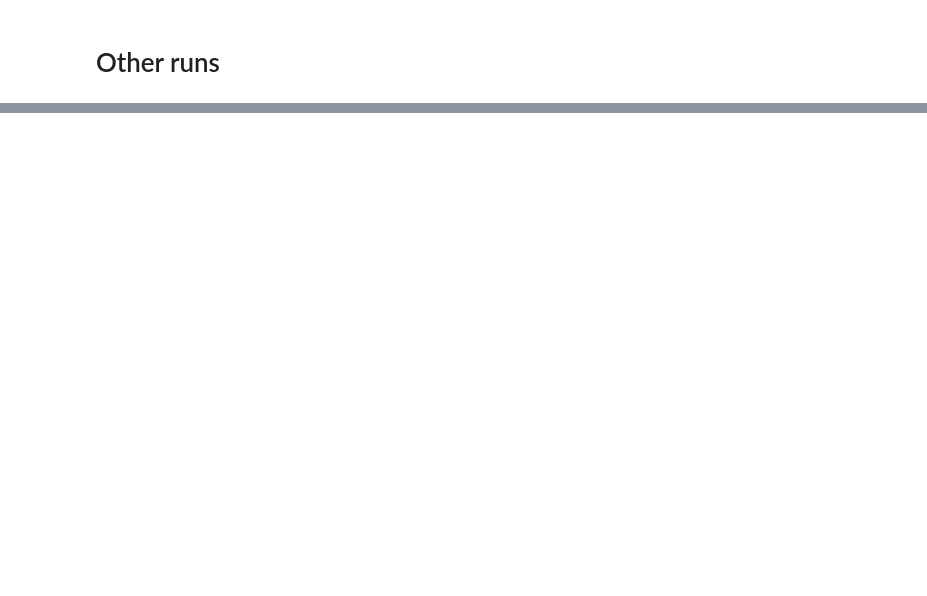
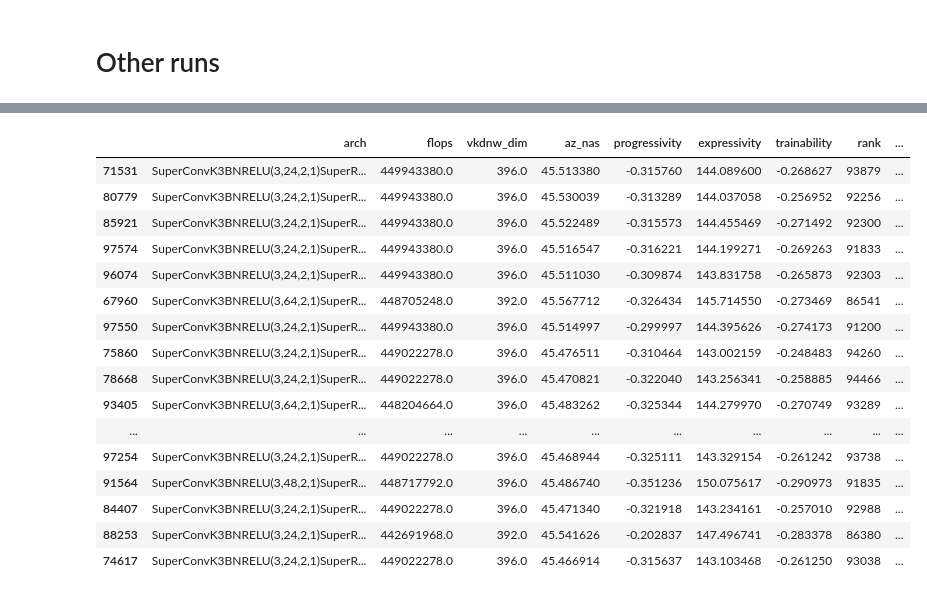
Before and after one commit to ondratybl/VKDNW, a Jupyter notebook: NB201/tss_choose_best.ipynb, the cells around one changed output, grey strips where cells are left out. Cells and saved outputs as stored; diff of their text form; code cells hidden in the pictures; blank space fills up the shorter version.

```diff
--- a/NB201/tss_choose_best.ipynb
+++ b/NB201/tss_choose_best.ipynb
@@ -109,0 +172,33 @@ run[['_step', 'arch', 'flops', 'vkdnw_dim', 'num_layers', 'model_size', 'az_nas'
+# %%
+api_wandb = wandb.Api()
+run = pd.DataFrame(api_wandb.run('nazderaze/VKDNW/uhoduwim').scan_history()) # VKDNW_EVOLUTION_FLOPS450000000_LAYERS17_PARAMS_RANDOM_FIXED
+
+for col in run.columns:
+    if col != 'arch':
+        run[col] = run[col].astype('float')
+
+run['rank'] = run[['vkdnw_dim', 'vkdnw_entropy']].apply(tuple, axis=1).rank(method='dense', ascending=True).astype(int)
+run['az_nas'] = run['expressivity'].rank().apply(np.log)+run['progressivity'].rank().apply(np.log)+run['trainability'].rank().apply(np.log)+run['flops'].rank().apply(np.log)
+run['vkdnw_combined'] = run['rank'].apply(np.log)+run['az_nas']
+
+run[['arch', 'flops', 'vkdnw_dim', 'az_nas', 'progressivity', 'expressivity', 'trainability', 'rank', 'vkdnw_combined']].sort_values('vkdnw_combined', ascending=False).head(20)
+
+'SuperConvK3BNRELU(3,24,2,1)SuperResIDWE2K3(24,64,2,40,1)SuperResIDWE2K3(64,96,2,80,2)SuperResIDWE1K3(96,80,2,96,3)SuperResIDWE4K3(80,80,1,56,5)SuperResIDWE1K7(80,112,2,144,1)SuperResIDWE6K5(112,112,1,112,4)SuperConvK1BNRELU(112,2048,1,1)'
+# %% [output]
+|  | arch | flops | vkdnw_dim | az_nas | progressivity | expressivity | trainability | rank | ... |
+| 71531 | SuperConvK3BNRELU(3,24,2,1)SuperR... | 449943380.0 | 396.0 | 45.513380 | -0.315760 | 144.089600 | -0.268627 | 93879 | ... |
+| 80779 | SuperConvK3BNRELU(3,24,2,1)SuperR... | 449943380.0 | 396.0 | 45.530039 | -0.313289 | 144.037058 | -0.256952 | 92256 | ... |
+| 85921 | SuperConvK3BNRELU(3,24,2,1)SuperR... | 449943380.0 | 396.0 | 45.522489 | -0.315573 | 144.455469 | -0.271492 | 92300 | ... |
+| 97574 | SuperConvK3BNRELU(3,24,2,1)SuperR... | 449943380.0 | 396.0 | 45.516547 | -0.316221 | 144.199271 | -0.269263 | 91833 | ... |
+| 96074 | SuperConvK3BNRELU(3,24,2,1)SuperR... | 449943380.0 | 396.0 | 45.511030 | -0.309874 | 143.831758 | -0.265873 | 92303 | ... |
+| 67960 | SuperConvK3BNRELU(3,64,2,1)SuperR... | 448705248.0 | 392.0 | 45.567712 | -0.326434 | 145.714550 | -0.273469 | 86541 | ... |
+| 97550 | SuperConvK3BNRELU(3,24,2,1)SuperR... | 449943380.0 | 396.0 | 45.514997 | -0.299997 | 144.395626 | -0.274173 | 91200 | ... |
+| 75860 | SuperConvK3BNRELU(3,24,2,1)SuperR... | 449022278.0 | 396.0 | 45.476511 | -0.310464 | 143.002159 | -0.248483 | 94260 | ... |
+| 78668 | SuperConvK3BNRELU(3,24,2,1)SuperR... | 449022278.0 | 396.0 | 45.470821 | -0.322040 | 143.256341 | -0.258885 | 94466 | ... |
+| 93405 | SuperConvK3BNRELU(3,64,2,1)SuperR... | 448204664.0 | 396.0 | 45.483262 | -0.325344 | 144.279970 | -0.270749 | 93289 | ... |
+| ... | ... | ... | ... | ... | ... | ... | ... | ... | ... |
+| 97254 | SuperConvK3BNRELU(3,24,2,1)SuperR... | 449022278.0 | 396.0 | 45.468944 | -0.325111 | 143.329154 | -0.261242 | 93738 | ... |
+| 91564 | SuperConvK3BNRELU(3,48,2,1)SuperR... | 448717792.0 | 396.0 | 45.486740 | -0.351236 | 150.075617 | -0.290973 | 91835 | ... |
+| 84407 | SuperConvK3BNRELU(3,24,2,1)SuperR... | 449022278.0 | 396.0 | 45.471340 | -0.321918 | 143.234161 | -0.257010 | 92988 | ... |
+| 88253 | SuperConvK3BNRELU(3,24,2,1)SuperR... | 442691968.0 | 392.0 | 45.541626 | -0.202837 | 147.496741 | -0.283378 | 86380 | ... |
+| 74617 | SuperConvK3BNRELU(3,24,2,1)SuperR... | 449022278.0 | 396.0 | 45.466914 | -0.315637 | 143.103468 | -0.261250 | 93038 | ... |
```
Also changed, not shown: parts of 8 cells of this notebook, 2 other files.
